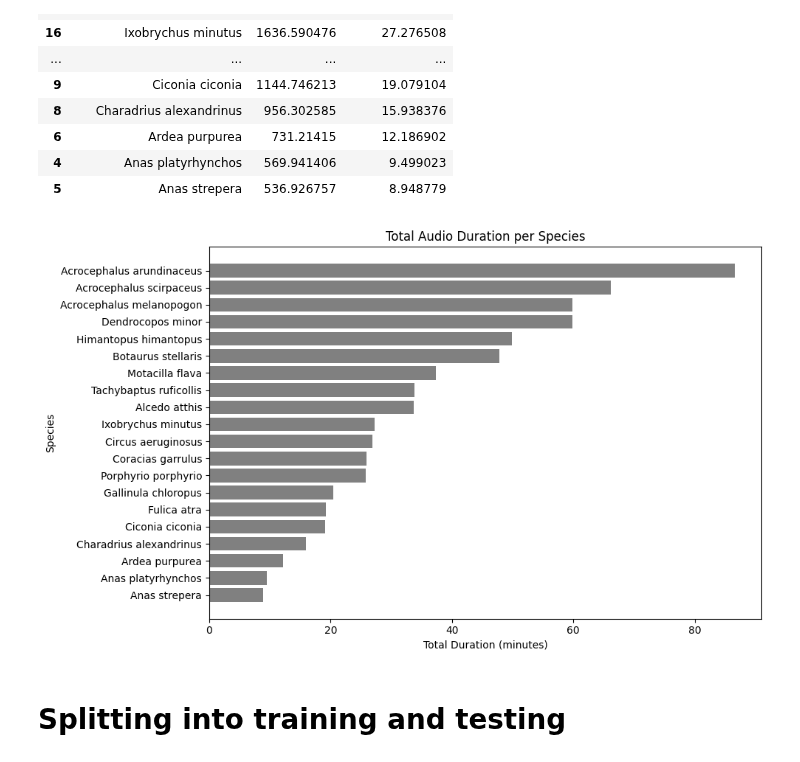
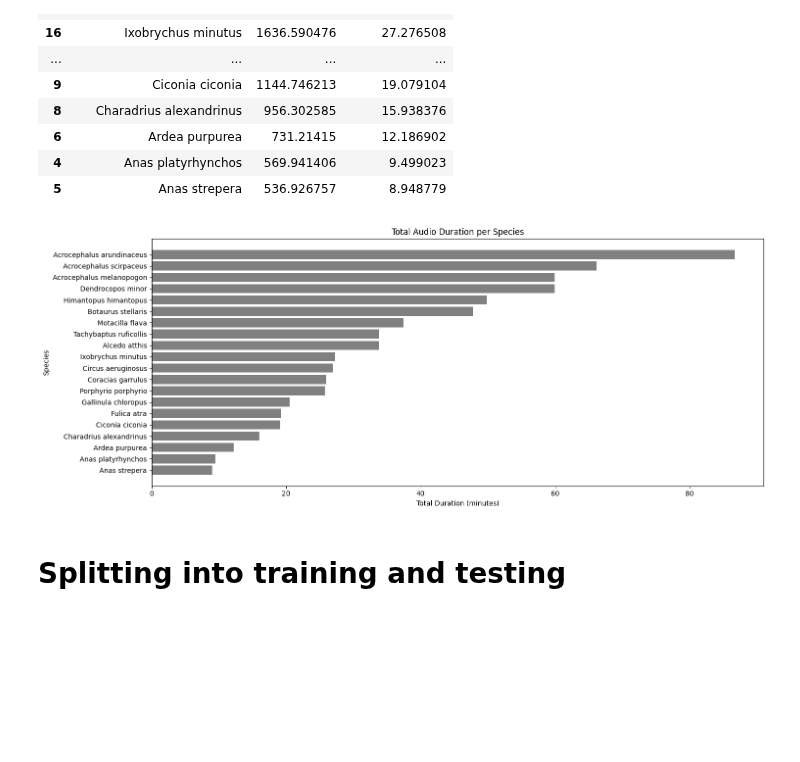
Before and after one commit to Thato-Mot/Final-Version-Of-Bird-Classification-Project, a Jupyter notebook: a. Imbalanced-Data/1. Data-Partitioning/data-selection.ipynb, the cells around one changed output. Drawn from its saved outputs; the diff is of its cells as text; code cells hidden in the pictures; blank space fills up the shorter version.

```diff
--- a/a. Imbalanced-Data/1. Data-Partitioning/data-selection.ipynb
+++ b/a. Imbalanced-Data/1. Data-Partitioning/data-selection.ipynb
@@ -62,8 +34,8 @@ def play_sound(file_path):
 # **Cleaning the dataset**
 # %%
 # Locations
-path = 'C:/Users/thato/Documents/Final-Year-Project/Dataset/Project-V4/audio_files' # Where all the species are stored
-input_file = 'C:/Users/thato/Documents/Final-Year-Project/Dataset/Project-V4/raw_metadata.csv' # raw metadata
+path = 'C:/Users/thato/Documents/Final-Year-Project/Dataset/Final-Version-Of-Bird-Classification-Project/audio_files' # Where all the species are stored
+input_file = 'C:/Users/thato/Documents/Final-Year-Project/Dataset/Final-Version-Of-Bird-Classification-Project/raw_metadata.csv' # raw metadata
 df = pd.read_csv(input_file, delimiter=';')
 sr = 22050
 df.head()
@@ -249,19 +222,20 @@ duration_sum.head(20)
 | 4 | Anas platyrhynchos | 569.941406 | 9.499023 |
 | 5 | Anas strepera | 536.926757 | 8.948779 |
 # %%
-plt.figure(figsize=(10, 6))
+plt.figure(figsize=(15, 6))
 plt.barh(duration_sum['species'], duration_sum['duration_mins'], color='gray')
 
+name = 'TotalDurationPerSpecies'
 plt.xlabel('Total Duration (minutes)')
 plt.ylabel('Species')
 plt.title('Total Audio Duration per Species')
 plt.gca().invert_yaxis()
-
+plt.savefig(f'{figuresave + name}.pdf', dpi=300)
 # Display the plot
 plt.tight_layout()
 plt.show()
 # %% [output]
-[figure, old version]
+[figure, new version]
 # %% [markdown]
 # **Splitting into training and testing**
 # %%
```
Also changed, not shown: parts of 25 cells of this notebook.
